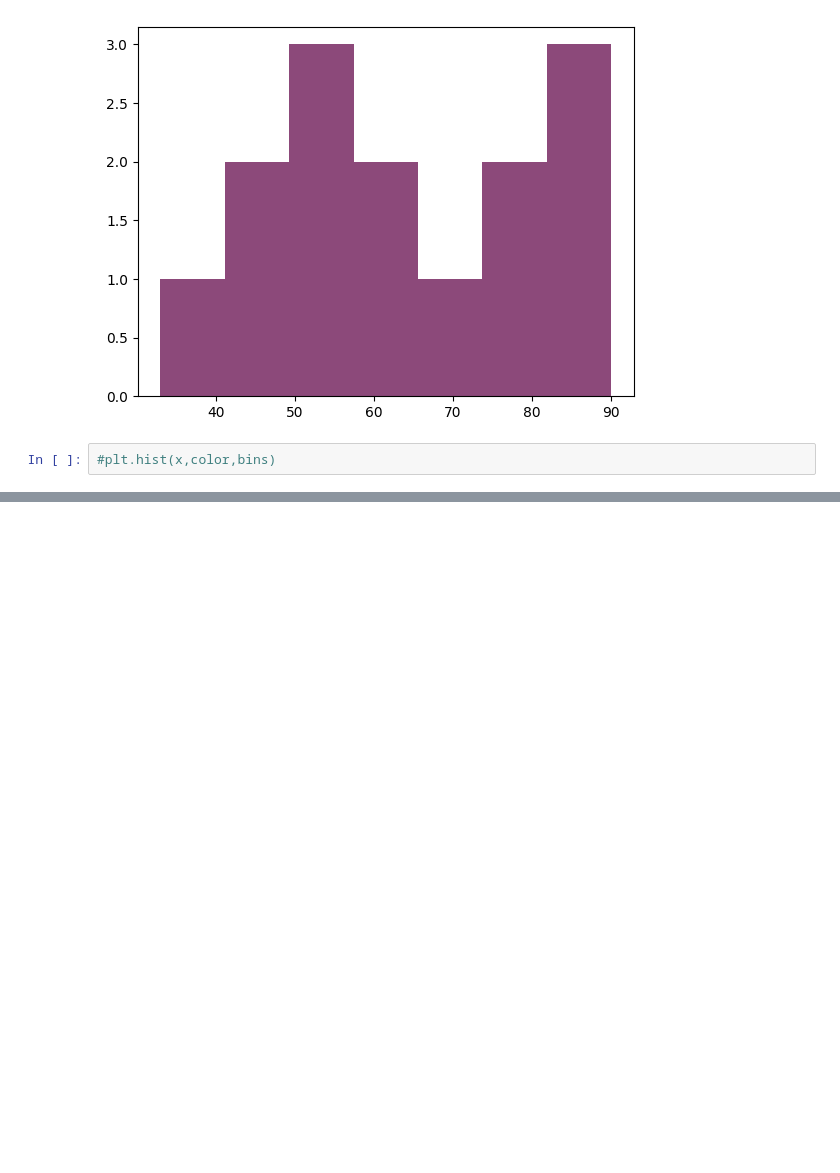
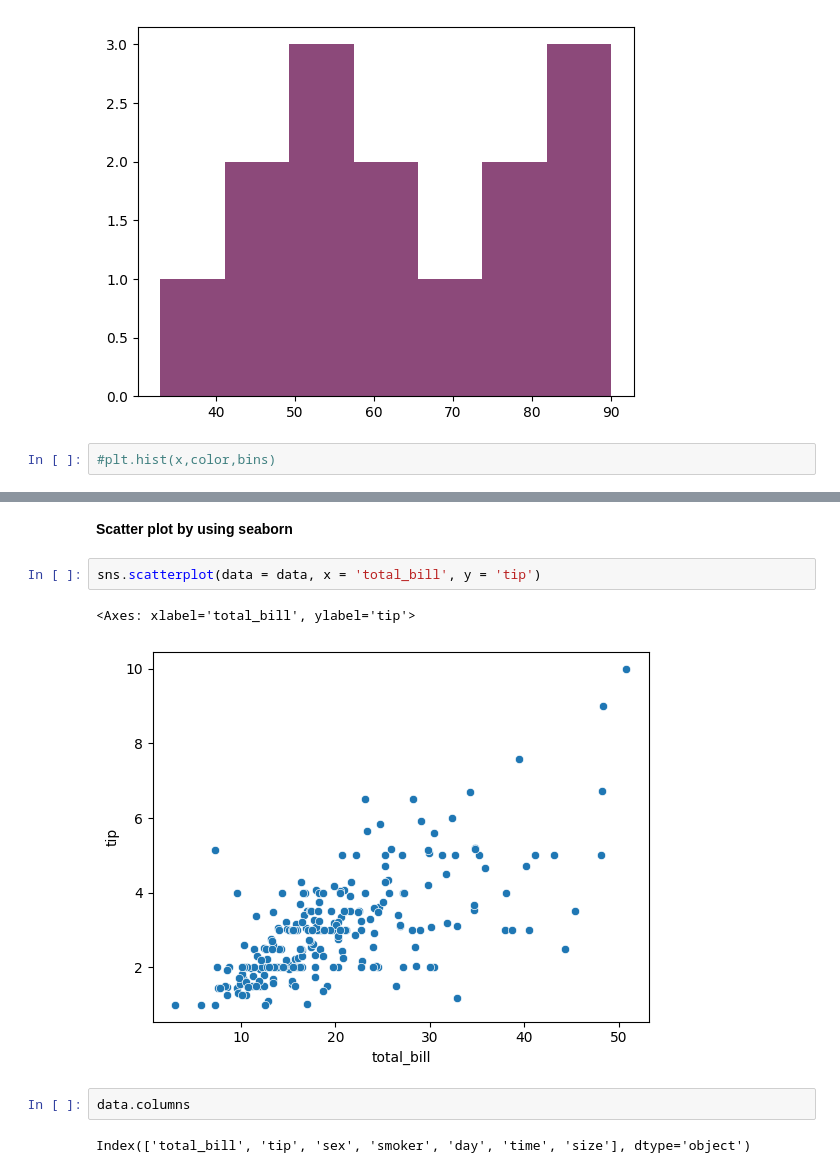
Before and after one commit to Srikanth-9492/My_python_notebook, a Jupyter notebook: Data_Visualization.ipynb, the cells around one changed output, grey strips where cells are left out. Saved outputs shown, nothing was run; the diff lists cells and outputs as text; blank space fills up the shorter version.

```diff
--- a/Data_Visualization.ipynb
+++ b/Data_Visualization.ipynb
@@ -219,0 +247,11 @@ plt.show()
+# %% [markdown]
+**Scatter plot by using seaborn**
+# %%
+sns.scatterplot(data = data, x = 'total_bill', y = 'tip')
+# %% [output]
+<Axes: xlabel='total_bill', ylabel='tip'>
+[figure, added]
+# %%
+data.columns
+# %% [output]
+Index(['total_bill', 'tip', 'sex', 'smoker', 'day', 'time', 'size'], dtype='object')
```
Also changed, not shown: parts of 28 cells of this notebook.
